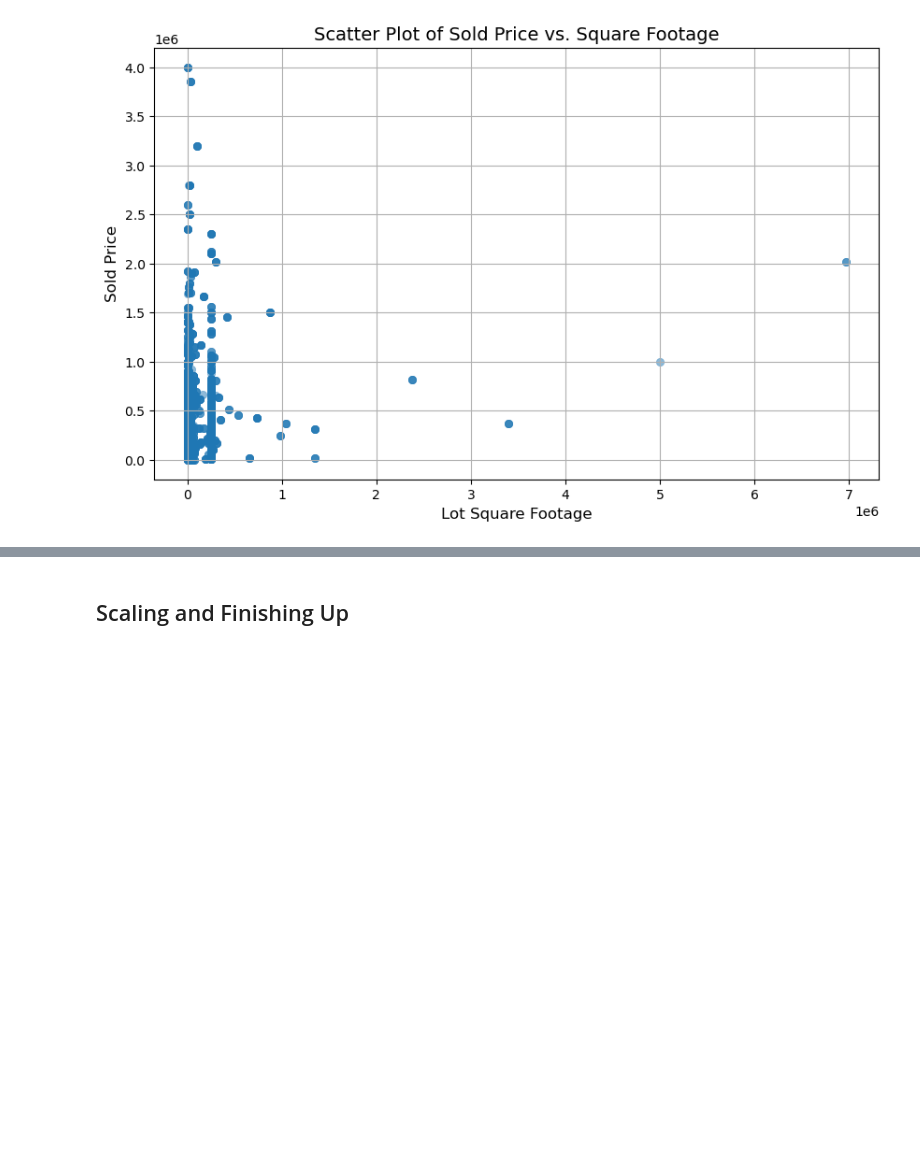
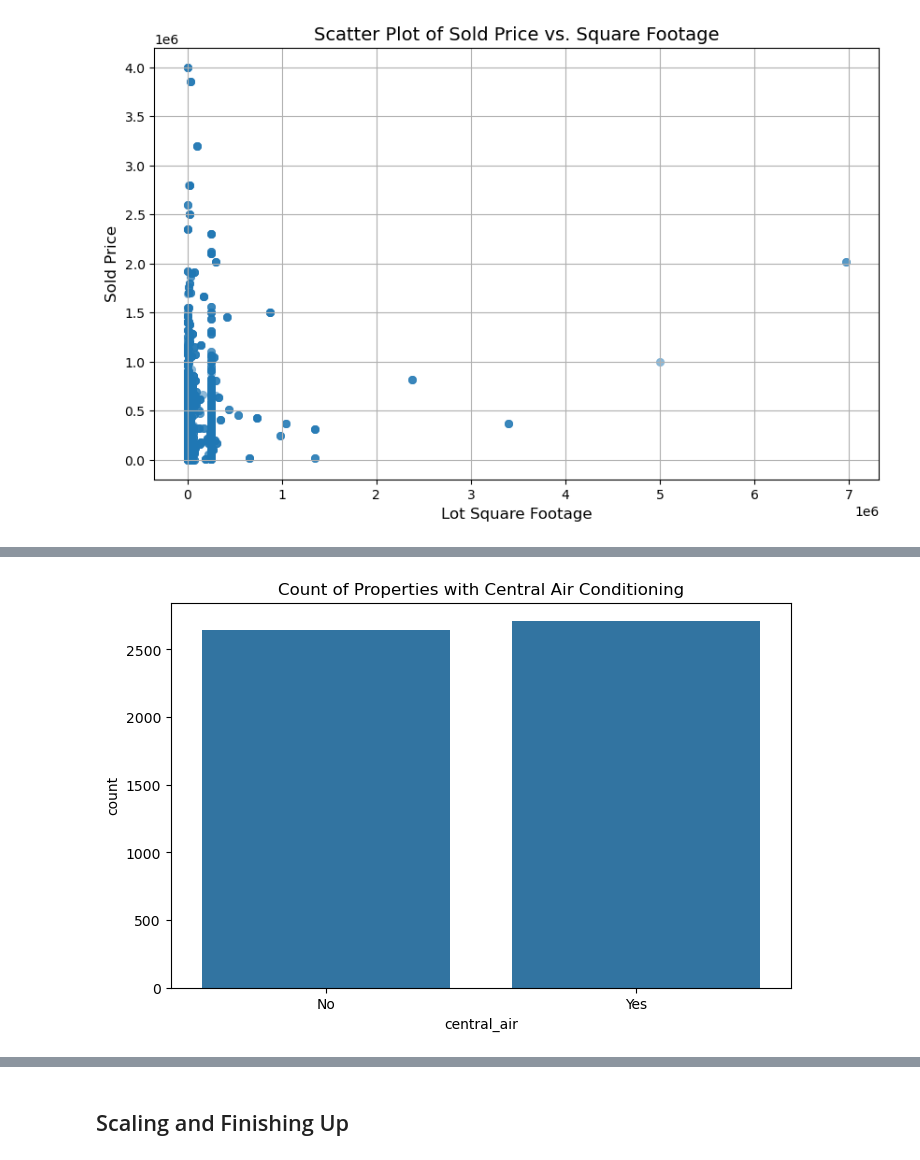
Before and after one commit to natane-a/DS-Midterm-Project, a Jupyter notebook: notebooks/1 - EDA.ipynb, the cells around one changed output, grey strips where cells are left out. Cells and saved outputs as stored; diff of their text form; code cells hidden in the pictures; blank space fills up the shorter version.

```diff
--- a/notebooks/1 - EDA.ipynb
+++ b/notebooks/1 - EDA.ipynb
@@ -586,0 +616,10 @@ plt.show()
+# %%
+# countplot for visualzing properties features i.e central AC
+
+plt.figure(figsize= (8,5))
+sns.countplot(x='central_air', data=train_df)
+plt.title('Count of Properties with Central Air Conditioning')
+plt.xticks([0, 1], ['No', 'Yes'])
+plt.show()
+# %% [output]
+[figure, added]
```
Also changed, not shown: parts of 13 cells of this notebook, 3 other files.
